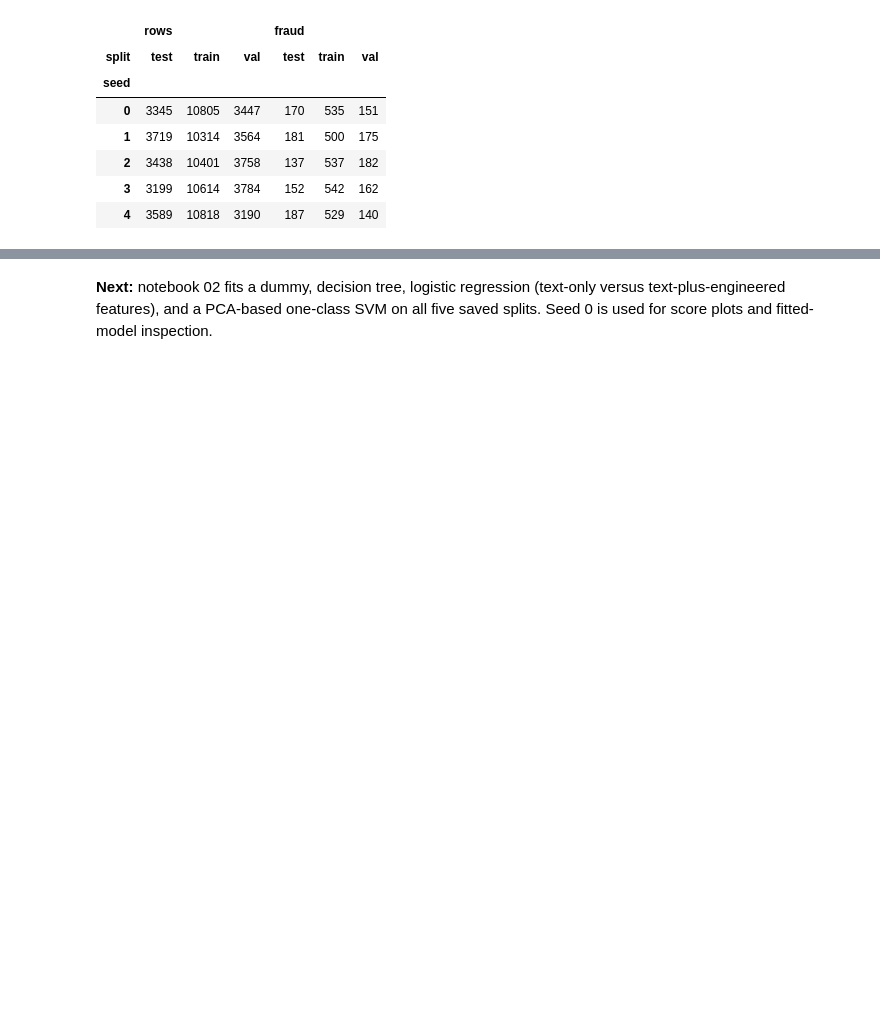
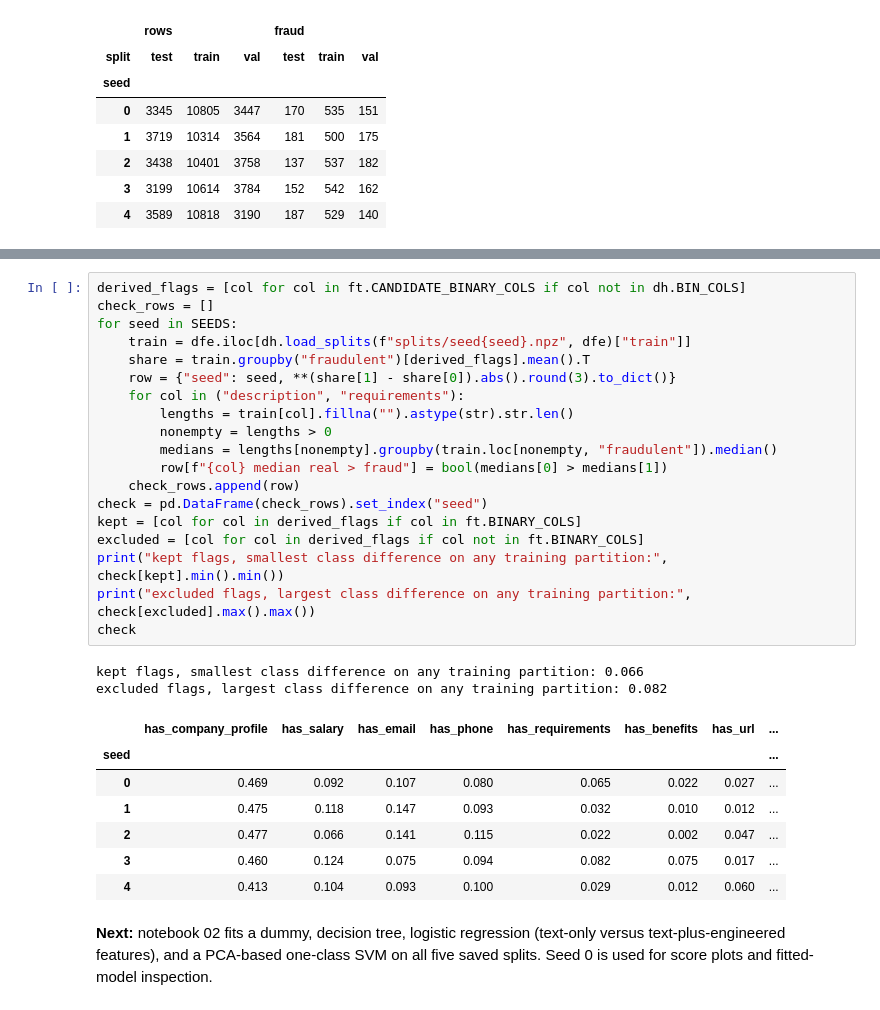
Before and after one commit to BanAnA9205/fake-job-detection-p4ai, a Jupyter notebook: code/notebooks/01_eda_preprocessing.ipynb, the cells around one changed output, grey strips where cells are left out. Drawn from its saved outputs; the diff is of its cells as text; blank space fills up the shorter version.

Commit message:
Test both open limitations: training-only EDA check and second optimization seed for full text fine-tuning; qualify adaptation claims

```diff
--- a/code/notebooks/01_eda_preprocessing.ipynb
+++ b/code/notebooks/01_eda_preprocessing.ipynb
@@ -382,3 +388,32 @@ pd.DataFrame(rows).pivot(index="seed", columns="split", values=["rows", "fraud"]
+# %%
+derived_flags = [col for col in ft.CANDIDATE_BINARY_COLS if col not in dh.BIN_COLS]
+check_rows = []
+for seed in SEEDS:
+    train = dfe.iloc[dh.load_splits(f"splits/seed{seed}.npz", dfe)["train"]]
+    share = train.groupby("fraudulent")[derived_flags].mean().T
+    row = {"seed": seed, **(share[1] - share[0]).abs().round(3).to_dict()}
+    for col in ("description", "requirements"):
+        lengths = train[col].fillna("").astype(str).str.len()
+        nonempty = lengths > 0
+        medians = lengths[nonempty].groupby(train.loc[nonempty, "fraudulent"]).median()
+        row[f"{col} median real > fraud"] = bool(medians[0] > medians[1])
+    check_rows.append(row)
+check = pd.DataFrame(check_rows).set_index("seed")
+kept = [col for col in derived_flags if col in ft.BINARY_COLS]
+excluded = [col for col in derived_flags if col not in ft.BINARY_COLS]
+print("kept flags, smallest class difference on any training partition:", check[kept].min().min())
+print("excluded flags, largest class difference on any training partition:", check[excluded].max().max())
+check
+# %% [output]
+kept flags, smallest class difference on any training partition: 0.066
+excluded flags, largest class difference on any training partition: 0.082
+|  | has_company_profile | has_salary | has_email | has_phone | has_requirements | has_benefits | has_url | ... |
+| seed |  |  |  |  |  |  |  | ... |
+| 0 | 0.469 | 0.092 | 0.107 | 0.080 | 0.065 | 0.022 | 0.027 | ... |
+| 1 | 0.475 | 0.118 | 0.147 | 0.093 | 0.032 | 0.010 | 0.012 | ... |
+| 2 | 0.477 | 0.066 | 0.141 | 0.115 | 0.022 | 0.002 | 0.047 | ... |
+| 3 | 0.460 | 0.124 | 0.075 | 0.094 | 0.082 | 0.075 | 0.017 | ... |
+| 4 | 0.413 | 0.104 | 0.093 | 0.100 | 0.029 | 0.012 | 0.060 | ... |
 # %% [markdown]
 **Next:** notebook 02 fits a dummy, decision tree, logistic regression (text-only versus
 text-plus-engineered features), and a PCA-based one-class SVM on all five saved splits. Seed 0
```
Also changed, not shown: parts of 1 cell of this notebook, 11 other files.
